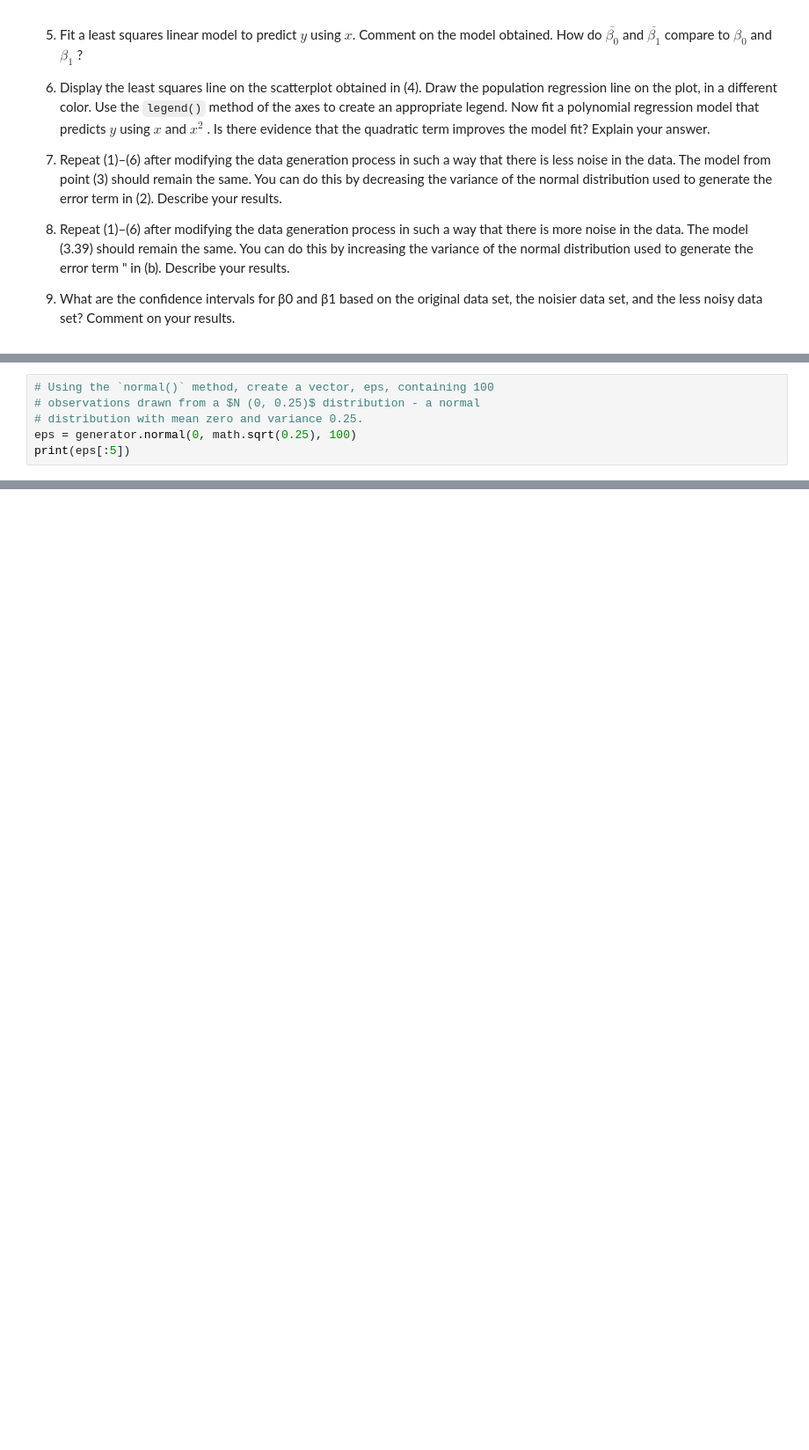
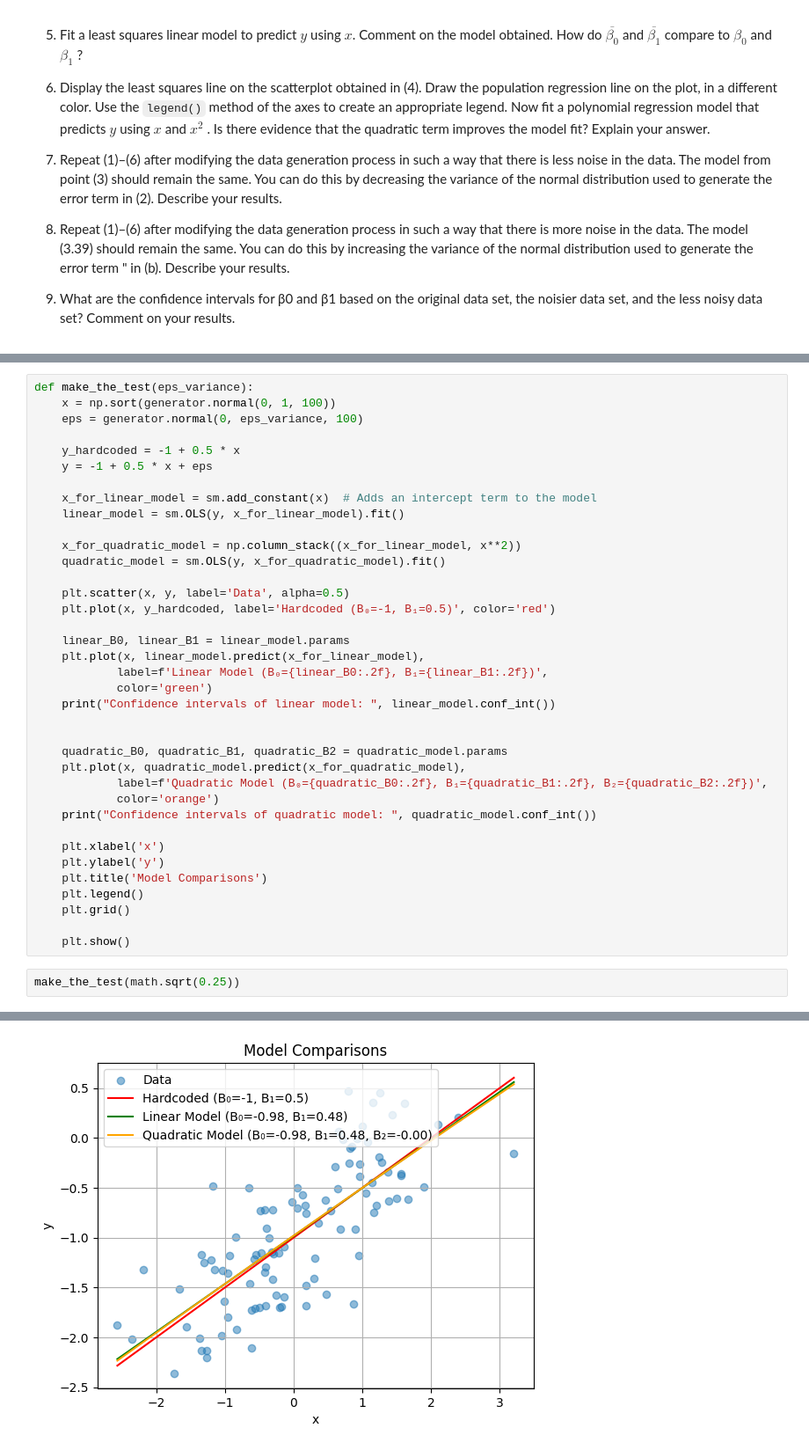
Before and after one commit to Shozye/studies-vegeta, a Jupyter notebook: aad/lab2/Task9.ipynb, the cells around one changed output, grey strips where cells are left out. Shown at 88% size. Saved outputs shown, nothing was run; the diff lists cells and outputs as text; blank space fills up the shorter version.

```diff
--- a/aad/lab2/Task9.ipynb
+++ b/aad/lab2/Task9.ipynb
@@ -56,6 +42,0 @@ print(x[:5])
-# %%
-# Using the `normal()` method, create a vector, eps, containing 100
-# observations drawn from a $N (0, 0.25)$ distribution - a normal
-# distribution with mean zero and variance 0.25.
-eps = generator.normal(0, math.sqrt(0.25), 100)
-print(eps[:5])
@@ -87,0 +49,40 @@ B_1 = 0.5, B_0 = -1
+# %%
+def make_the_test(eps_variance):
+    x = np.sort(generator.normal(0, 1, 100))
+    eps = generator.normal(0, eps_variance, 100)
+
+    y_hardcoded = -1 + 0.5 * x
+    y = -1 + 0.5 * x + eps
+
+    x_for_linear_model = sm.add_constant(x)  # Adds an intercept term to the model
+    linear_model = sm.OLS(y, x_for_linear_model).fit()
+
+    x_for_quadratic_model = np.column_stack((x_for_linear_model, x**2))
+    quadratic_model = sm.OLS(y, x_for_quadratic_model).fit()
+
+    plt.scatter(x, y, label='Data', alpha=0.5)
+    plt.plot(x, y_hardcoded, label='Hardcoded (B₀=-1, B₁=0.5)', color='red')
+
+    linear_B0, linear_B1 = linear_model.params
+    plt.plot(x, linear_model.predict(x_for_linear_model),
+            label=f'Linear Model (B₀={linear_B0:.2f}, B₁={linear_B1:.2f})',
+            color='green')
+    print("Confidence intervals of linear model: ", linear_model.conf_int())
+
+
+    quadratic_B0, quadratic_B1, quadratic_B2 = quadratic_model.params
+    plt.plot(x, quadratic_model.predict(x_for_quadratic_model),
+            label=f'Quadratic Model (B₀={quadratic_B0:.2f}, B₁={quadratic_B1:.2f}, B₂={quadratic_B2:.2f})',
+            color='orange')
+    print("Confidence intervals of quadratic model: ", quadratic_model.conf_int())
+
+    plt.xlabel('x')
+    plt.ylabel('y')
+    plt.title('Model Comparisons')
+    plt.legend()
+    plt.grid()
+
+    plt.show()
+# %%
+make_the_test(math.sqrt(0.25))
+# %% [output]
@@ -87,0 +94 @@ B_1 = 0.5, B_0 = -1
+[figure, added]
```
Also changed, not shown: parts of 8 cells of this notebook, 4 other files.
